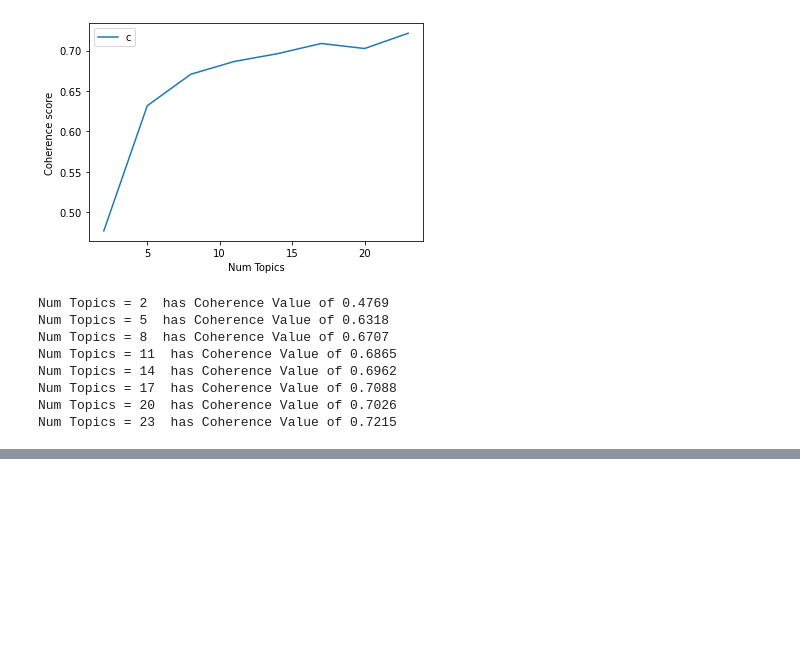
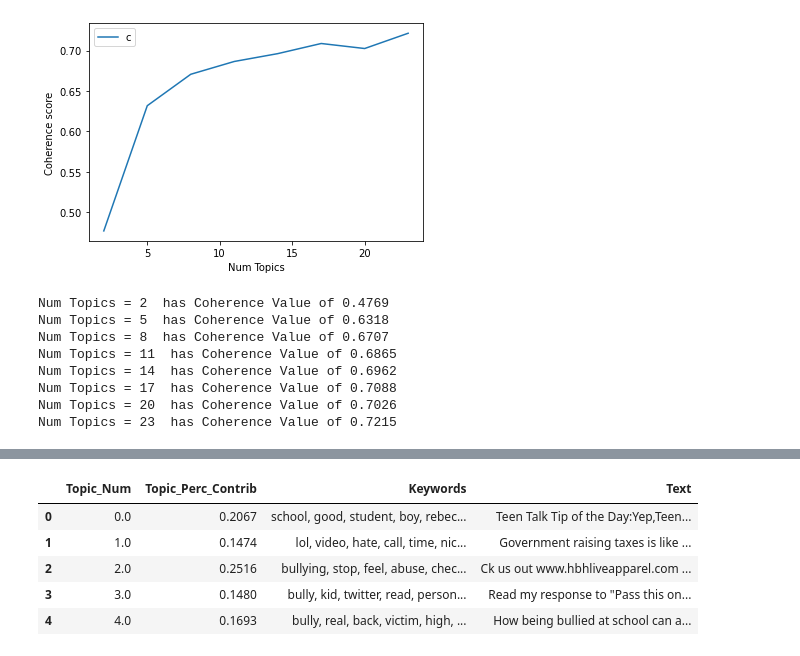
Before and after one commit to erudic/Bullying-Traces-Recognition, a Jupyter notebook: notebooks/types_modeling_LDA.ipynb, the cells around one changed output, grey strips where cells are left out. Saved outputs shown, nothing was run; the diff lists cells and outputs as text; code cells hidden in the pictures; blank space fills up the shorter version.

```diff
--- a/notebooks/types_modeling_LDA.ipynb
+++ b/notebooks/types_modeling_LDA.ipynb
@@ -318,0 +386,26 @@ Num Topics = 23  has Coherence Value of 0.7215
+# %%
+# Group top 5 sentences under each topic
+sent_topics_sorteddf_mallet = pd.DataFrame()
+
+sent_topics_outdf_grpd = df_topic_sents_keywords.groupby('Dominant_Topic')
+
+for i, grp in sent_topics_outdf_grpd:
+    sent_topics_sorteddf_mallet = pd.concat([sent_topics_sorteddf_mallet,
+                                             grp.sort_values(['Perc_Contribution'], ascending=[0]).head(1)],
+                                            axis=0)
+
+# Reset Index
+sent_topics_sorteddf_mallet.reset_index(drop=True, inplace=True)
+
+# Format
+sent_topics_sorteddf_mallet.columns = ['Topic_Num', "Topic_Perc_Contrib", "Keywords", "Text"]
+
+# Show
+sent_topics_sorteddf_mallet.head()
+# %% [output]
+|  | Topic_Num | Topic_Perc_Contrib | Keywords | Text |
+| 0 | 0.0 | 0.2067 | school, good, student, boy, rebec... | Teen Talk Tip of the Day:Yep,Teen... |
+| 1 | 1.0 | 0.1474 | lol, video, hate, call, time, nic... | Government raising taxes is like ... |
+| 2 | 2.0 | 0.2516 | bullying, stop, feel, abuse, chec... | Ck us out www.hbhliveapparel.com ... |
+| 3 | 3.0 | 0.1480 | bully, kid, twitter, read, person... | Read my response to "Pass this on... |
+| 4 | 4.0 | 0.1693 | bully, real, back, victim, high, ... | How being bullied at school can a... |
```
Also changed, not shown: parts of 3 cells of this notebook.
